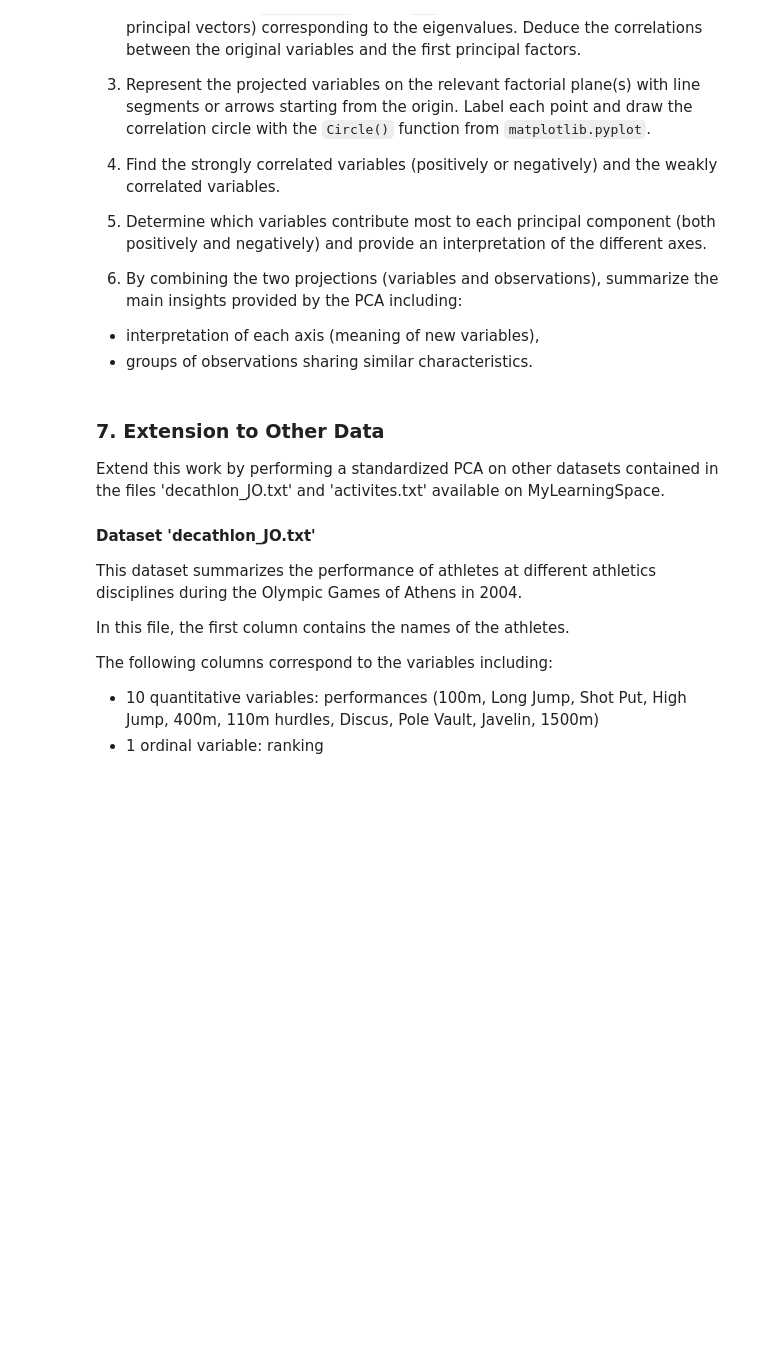
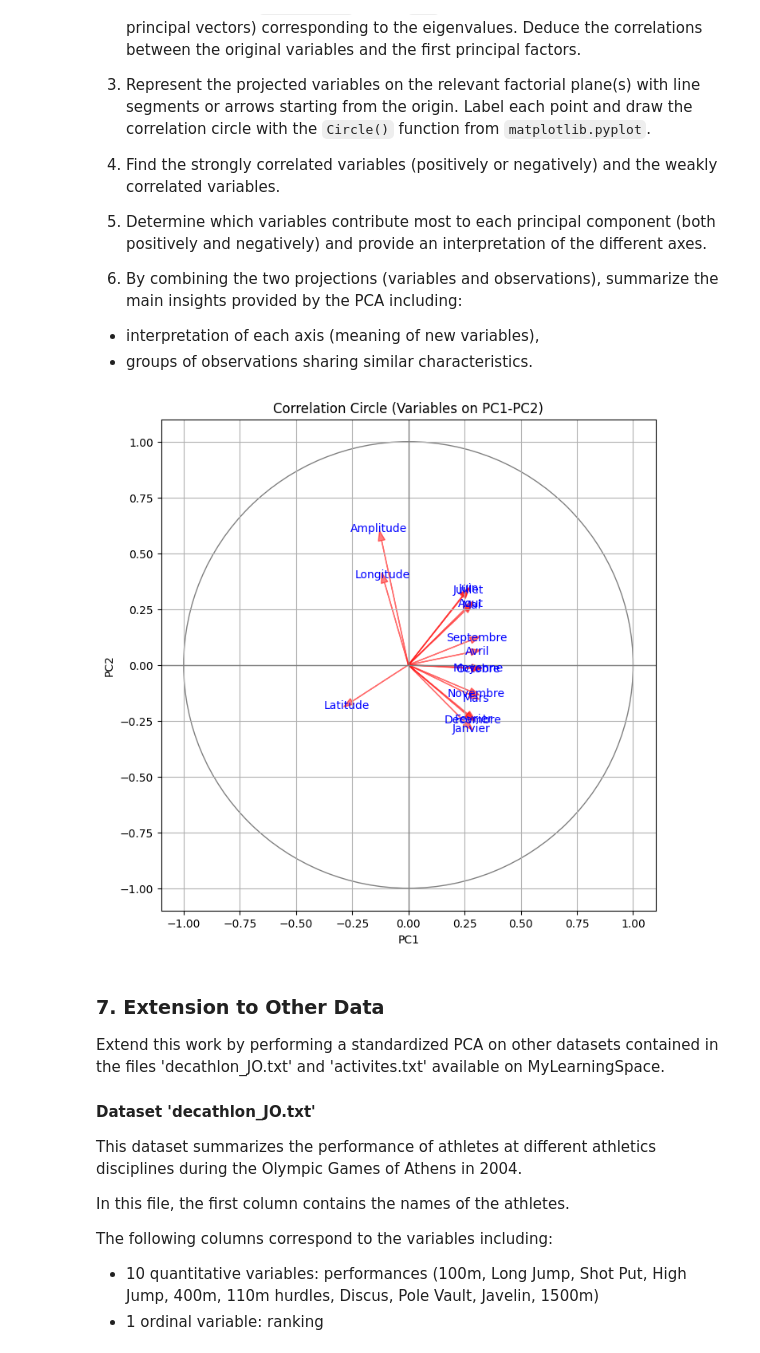
Before and after one commit to jmvilla12/apprentissage-non-supervise, a Jupyter notebook: TP1/TP_PCA_template.ipynb, the cells around one changed output. Saved outputs shown, nothing was run; the diff lists cells and outputs as text; code cells hidden in the pictures; blank space fills up the shorter version.

```diff
--- a/TP1/TP_PCA_template.ipynb
+++ b/TP1/TP_PCA_template.ipynb
@@ -168,6 +231,29 @@ The objective is now to project the variables inside the correlation circle onto
 1. By combining the two projections (variables and observations), summarize the main insights provided by the PCA including:
 - interpretation of each axis (meaning of new variables),
 - groups of observations sharing similar characteristics.
+# %%
+pcs = pca.components_
+x = pcs[0, :]
+y = pcs[1, :]
+
+plt.figure(figsize=(8, 8))
+plt.Circle((0, 0), 1, color='gray', fill=False)
+plt.axhline(0, color='grey', lw=1)
+plt.axvline(0, color='grey', lw=1)
+for i, var in enumerate(data_columns):
+    plt.arrow(0, 0, x[i], y[i], color='r', alpha=0.5, head_width=0.03)
+    plt.text(x[i]*1.1, y[i]*1.1, var, color='b', ha='center', va='center')
+circle = plt.Circle((0, 0), 1, color='gray', fill=False)
+plt.gca().add_artist(circle)
+plt.xlabel('PC1')
+plt.ylabel('PC2')
+plt.title('Correlation Circle (Variables on PC1-PC2)')
+plt.xlim(-1.1, 1.1)
+plt.ylim(-1.1, 1.1)
+plt.grid(True)
+plt.show()
+# %% [output]
+[figure, added]
 # %% [markdown]
 ### 7. Extension to Other Data
 
```
Also changed, not shown: parts of 13 cells of this notebook.
